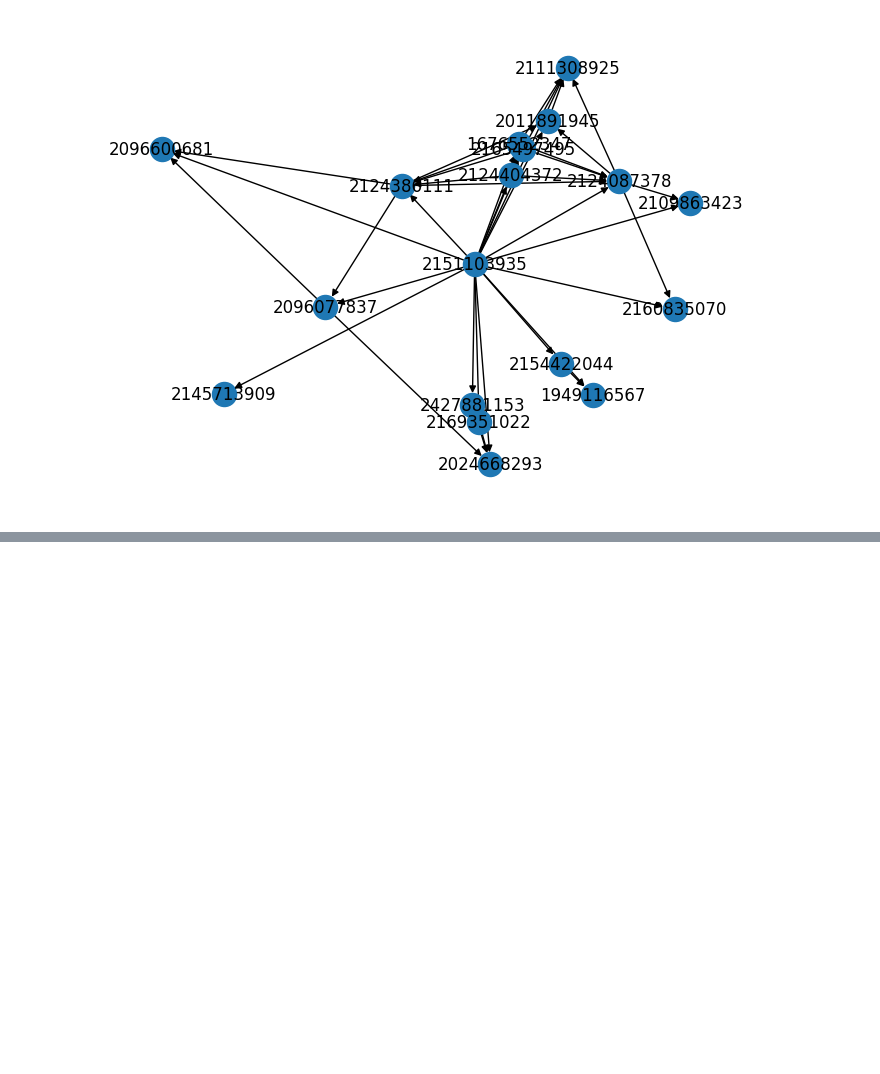
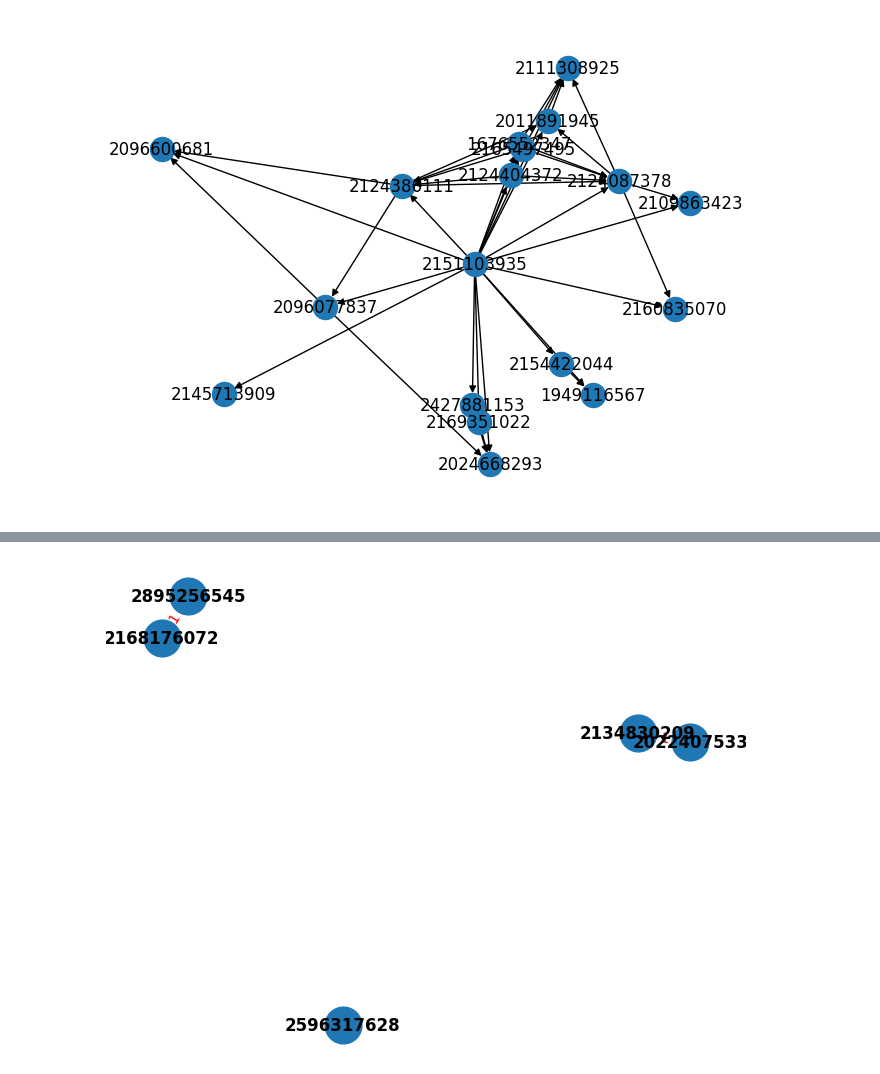
Before and after one commit to marinazanoni/HM5_ADM, a Jupyter notebook: hw5_question1.ipynb, the cells around one changed output, grey strips where cells are left out. Saved outputs shown, nothing was run; the diff lists cells and outputs as text; code cells hidden in the pictures; blank space fills up the shorter version.

```diff
--- a/hw5_question1.ipynb
+++ b/hw5_question1.ipynb
@@ -288,0 +260,8 @@ plt.show()
+# %%
+dataset_top_citation_collaboration_graph['authors'] = dataset_top_citation_collaboration_graph['authors'].apply(lambda x: x.replace('[', '').replace(']', '')).copy()
+dataset_top_citation_collaboration_graph['authors'] = dataset_top_citation_collaboration_graph['authors'].apply(lambda x: x.replace('{', '').replace('}', '')).copy()
+dataset_top_citation_collaboration_graph['authors'] = dataset_top_citation_collaboration_graph['authors'].apply(lambda x: x.replace(':', '')).copy()
+dataset_top_citation_collaboration_graph['authors'] = dataset_top_citation_collaboration_graph['authors'].apply(lambda x: x.replace('David', '')).copy()
+dataset_top_citation_collaboration_graph['authors'] = dataset_top_citation_collaboration_graph['authors'].apply(lambda x: x.split(','))
+dataset_top_citation_collaboration_graph['authors'] = dataset_top_citation_collaboration_graph['authors'].apply(lambda authors: list(filter(lambda author: 'id' in author, authors)))
+dataset_top_citation_collaboration_graph
@@ -288,0 +299,11 @@ plt.show()
+# %%
+def clean_strings_authors(lst):
+    cleaned_list = []
+    for x in lst:
+        ids_authors_only = ''.join(char for char in x if char.isdigit())
+        if ids_authors_only:
+            cleaned_list.append(int(ids_authors_only))
+    return cleaned_list
+
+dataset_top_citation_collaboration_graph['authors'] = dataset_top_citation_collaboration_graph['authors'].apply(clean_strings_authors)
+dataset_top_citation_collaboration_graph
@@ -288,0 +329,26 @@ plt.show()
+# %%
+import networkx as nx
+import itertools
+
+G_collaboration = nx.Graph()
+
+for _, row in dataset_top_citation_collaboration_graph.iterrows():
+    author_list = row['authors']
+    for collaboration in itertools.combinations(author_list, 2):
+        if G_collaboration.has_edge(*collaboration):
+            G_collaboration[collaboration[0]][collaboration[1]]['weight'] += 1
+        else:
+            G_collaboration.add_edge(*collaboration, weight=1)
+# %%
+nodes_to_show = list(G_collaboration.nodes())[:5]
+subgraph_collaboration = G_collaboration.subgraph(nodes_to_show)
+pos = nx.spring_layout(subgraph_collaboration)
+nx.draw(subgraph_collaboration, pos, with_labels=True, font_weight='bold', node_size=700)
+edge_weights = {(i, j): subgraph_collaboration[i][j]['weight'] for i, j in subgraph_collaboration.edges()}
+nx.draw_networkx_edges(subgraph_collaboration, pos, width=[subgraph_collaboration[i][j]['weight'] for i, j in subgraph_collaboration.edges()])
+nx.draw_networkx_edge_labels(subgraph_collaboration, pos, edge_labels=edge_weights, font_color='red')
+
+import matplotlib.pyplot as plt
+plt.show()
+# %% [output]
+[figure, added]
```
Also changed, not shown: parts of 6 cells of this notebook.
